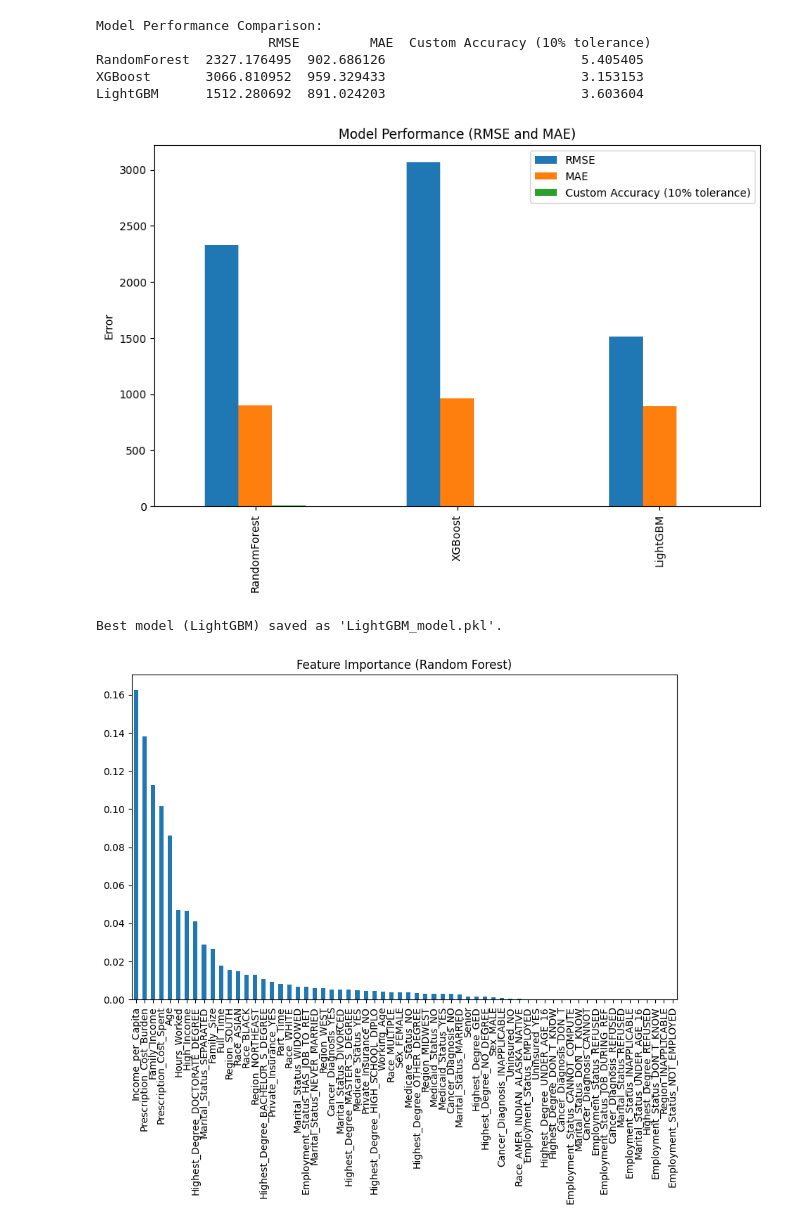
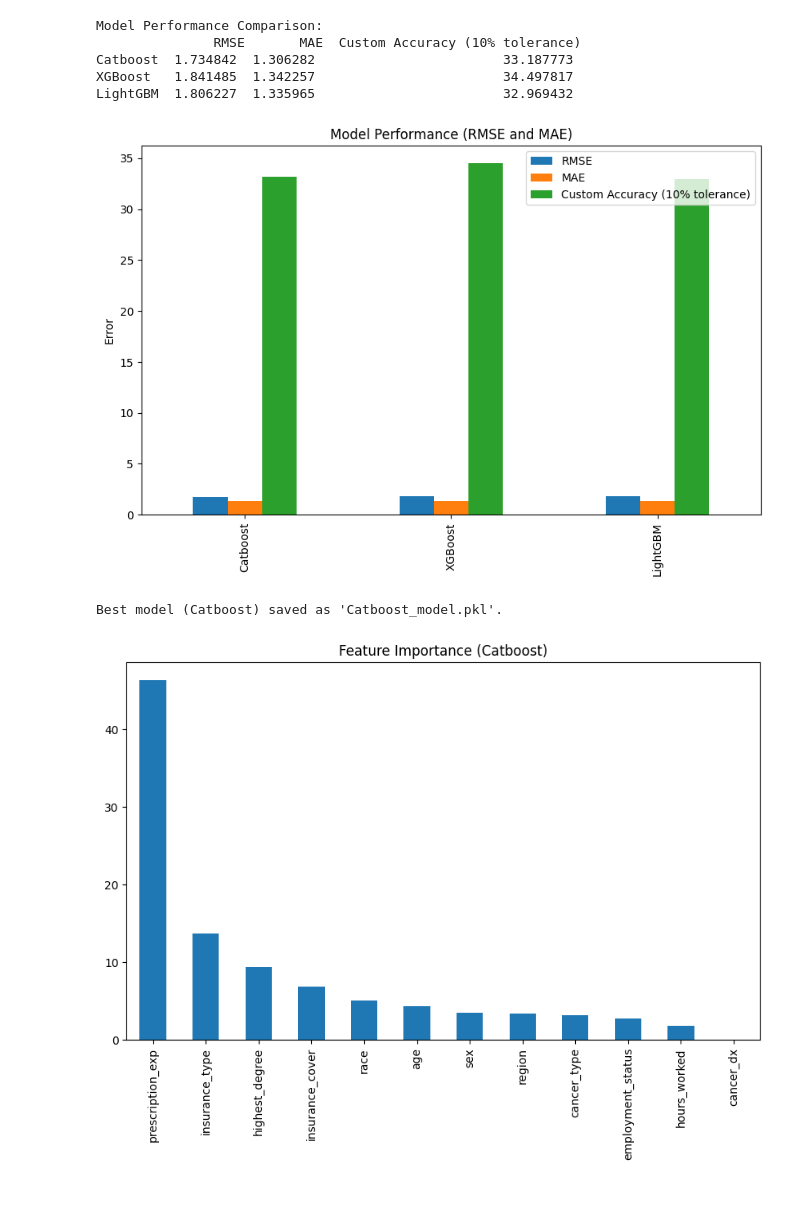
Before and after one commit to KluelessKat/CS506-, a Jupyter notebook: newmodel.ipynb, the cells around one changed output. Cells and saved outputs as stored; diff of their text form; code cells hidden in the pictures; blank space fills up the shorter version.

Commit message:
add new model

```diff
--- a/newmodel.ipynb
+++ b/newmodel.ipynb
@@ -13,13 +34,21 @@ from lightgbm import LGBMRegressor
 # %%
 # Load the data
-data = pd.read_csv('h234.csv')
+data = pd.read_csv('results.csv')
 
 # Drop any rows with missing values
-data = data.dropna()
+# data = data.dropna()
 
 # Separate features (X) and target variable (y)
-X = data.drop(columns=['Out_of_Pocket_Cost', 'index'])
-y = data['Out_of_Pocket_Cost']
+X = data.drop(columns=['out_of_pocket', 'family_income', 'UID'])
+y = np.log(data['out_of_pocket']+1)
+
+label_encoder = LabelEncoder()
+
+# Encode the 'cancer_type' column
+X['cancer_type'] = label_encoder.fit_transform(X['cancer_type'])
+
+label_encoder = LabelEncoder()
+X['insurance_type'] = label_encoder.fit_transform(X['insurance_type'])
 
 # Split the dataset (80% training, 20% testing)
 X_train, X_test, y_train, y_test = train_test_split(X, y, test_size=0.2, random_state=42)
@@ -26,9 +71,10 @@ X_train, X_test, y_train, y_test = train_test_split(X, y, test_size=0.2, random_
 # %%
 # Define models
 models = {
-    "RandomForest": RandomForestRegressor(random_state=42, n_estimators=100),
-    "XGBoost": XGBRegressor(random_state=42, n_estimators=100, objective='reg:squarederror'),
-    "LightGBM": LGBMRegressor(random_state=42, n_estimators=100),
+    #"RandomForest": RandomForestRegressor(random_state=42, n_estimators=300),
+    "Catboost": CatBoostRegressor(random_state=42, n_estimators=300, learning_rate=0.02),
+    "XGBoost": XGBRegressor(random_state=42, n_estimators=300, objective='reg:squarederror', learning_rate=0.02),
+    "LightGBM": LGBMRegressor(random_state=42, n_estimators=300, learning_rate=0.02),
 }
 
 # Define tolerance for custom accuracy
@@ -46,6 +92,9 @@ for model_name, model in models.items():
     # Train the model
     model.fit(X_train, y_train)
 
+    y_pred_train = model.predict(X_train)
+    print(f"{model_name} - Train RMSE: {np.sqrt(mean_squared_error(y_train, y_pred_train))}")
+
     # Predict on the test set
     y_pred = model.predict(X_test)
 
@@ -84,24 +141,24 @@ pickle.dump(best_model, open(f'{best_model_name}_model.pkl', 'wb'))
 print(f"Best model ({best_model_name}) saved as '{best_model_name}_model.pkl'.")
 # %% [output]
 Model Performance Comparison:
-                      RMSE         MAE  Custom Accuracy (10% tolerance)
-RandomForest  2327.176495  902.686126                         5.405405
-XGBoost       3066.810952  959.329433                         3.153153
-LightGBM      1512.280692  891.024203                         3.603604
+               RMSE       MAE  Custom Accuracy (10% tolerance)
+Catboost  1.734842  1.306282                        33.187773
+XGBoost   1.841485  1.342257                        34.497817
+LightGBM  1.806227  1.335965                        32.969432
-[figure, old version]
+[figure, new version]
-Best model (LightGBM) saved as 'LightGBM_model.pkl'.
+Best model (Catboost) saved as 'Catboost_model.pkl'.
 # %%
 # Check feature importance using Random Forest
-feature_importances = models["RandomForest"].feature_importances_
+feature_importances = models["Catboost"].feature_importances_
 important_features = pd.Series(feature_importances, index=X.columns).sort_values(ascending=False)
 
 # Plot feature importance
 plt.figure(figsize=(10, 6))
 important_features.plot(kind='bar')
-plt.title("Feature Importance (Random Forest)")
+plt.title("Feature Importance (Catboost)")
 plt.show()
 # %% [output]
-[figure, old version]
+[figure, new version]
 # %%
 from sklearn.model_selection import RandomizedSearchCV
 from lightgbm import LGBMRegressor
```
Also changed, not shown: parts of 9 cells of this notebook.
